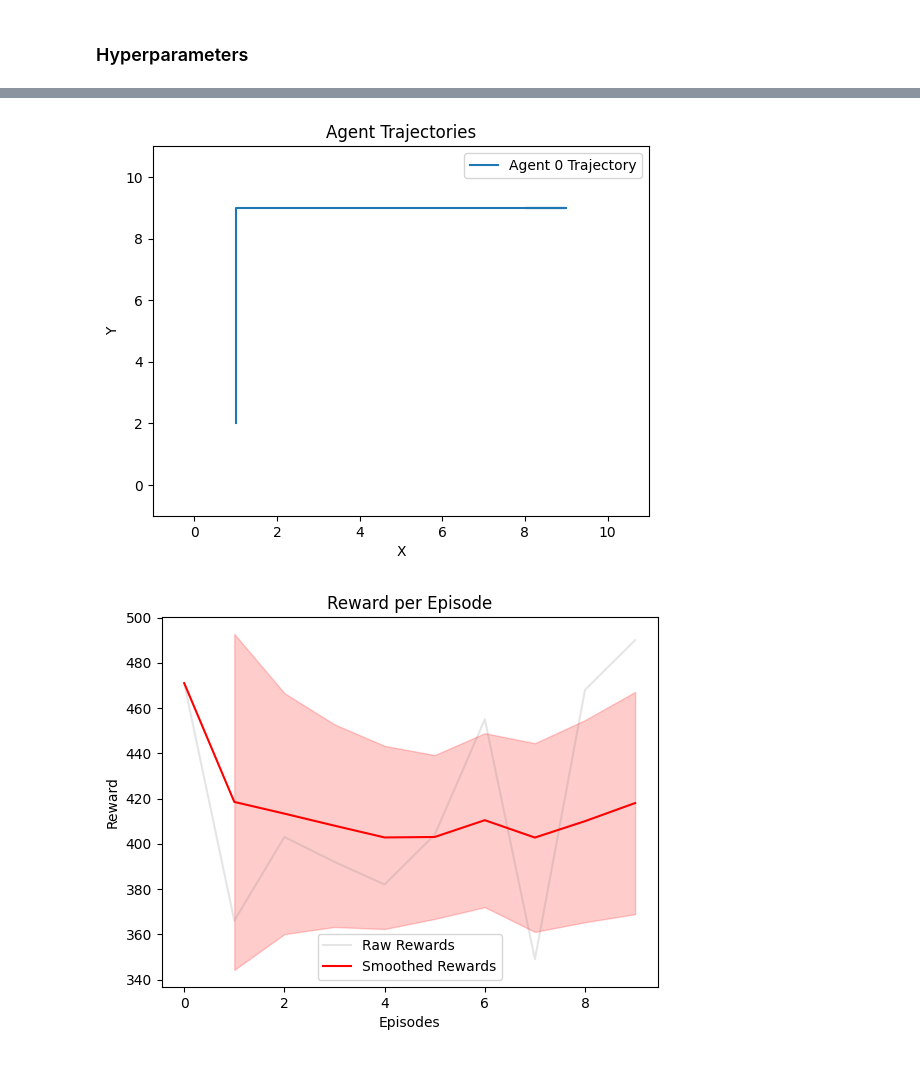
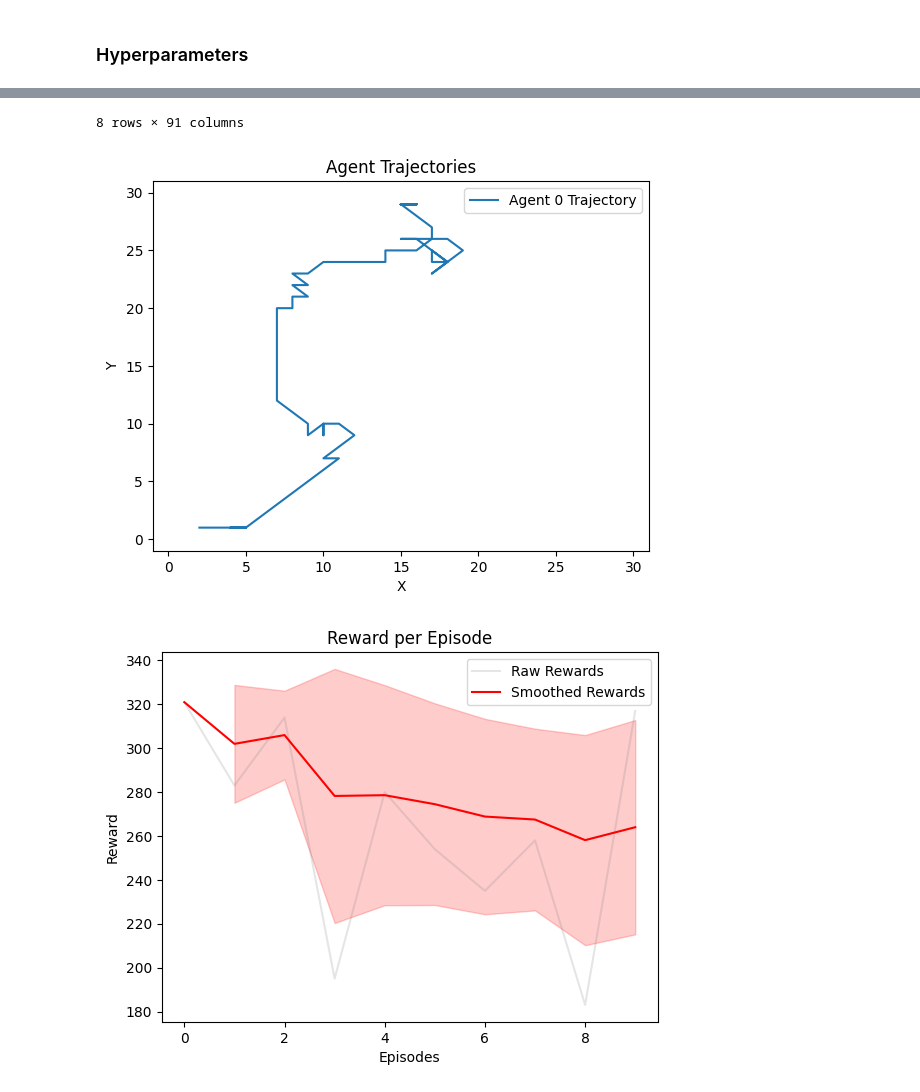
Before and after one commit to TheJoboReal/Bachelor, a Jupyter notebook: src/gym simple.ipynb, the cells around one changed output, grey strips where cells are left out. Drawn from its saved outputs; the diff is of its cells as text; code cells hidden in the pictures.

```diff
--- a/src/gym simple.ipynb
+++ b/src/gym simple.ipynb
@@ -22,7 +22,7 @@ UPDATE_STEP = 1     # Update q_values after each step
 BETA = 0.6
 ALPHA = 0.5
 GAMMA = 0.9
-SIZE = 10
+SIZE = 30
 STEPS = SIZE * SIZE
 EPSILON = 0.8
 
@@ -487,7 +420,7 @@ class swarm:
                     done = terminated or truncated
                     obs = next_obs
                     steps += 1
-            display(train_env.world)
+            # display(train_env.world)
 
         progress_bar.close()
 
@@ -707,4 +641,6 @@ swarm1.evaluate_swarm(STEPS,10)
 # %%
+display(pd.DataFrame(agent.q_values))
+swarm1.evaluate_swarm(100,10)
 swarm1.plot_trajectories()
 swarm1.plot_reward_episode(10)
 swarm1.plot_revisited(10)
@@ -713,3 +660,4 @@ swarm1.plot_info(10)
+8 rows × 91 columns
-[figure, old version]
+[figure, new version]
-[figure, old version]
+[figure, new version]
 [figure]
```
Also changed, not shown: parts of 8 cells of this notebook.
